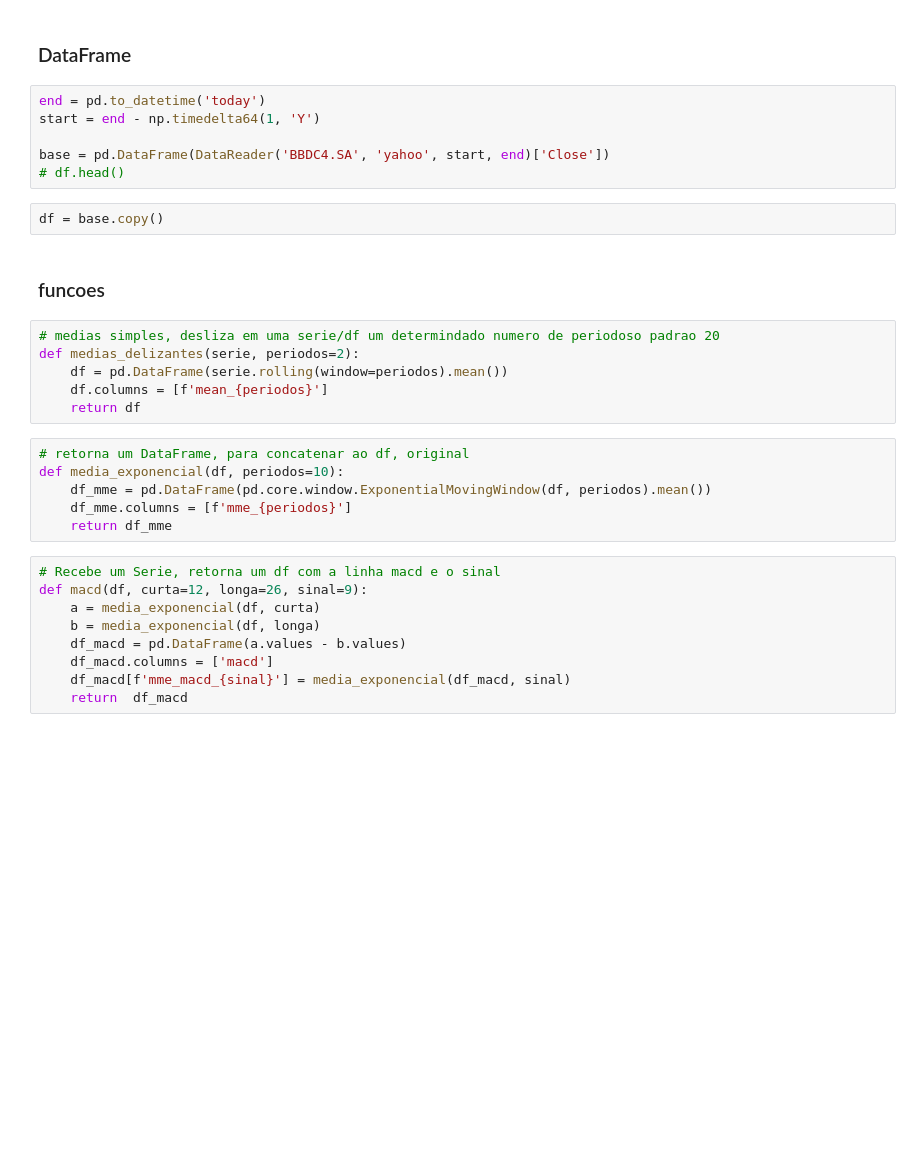
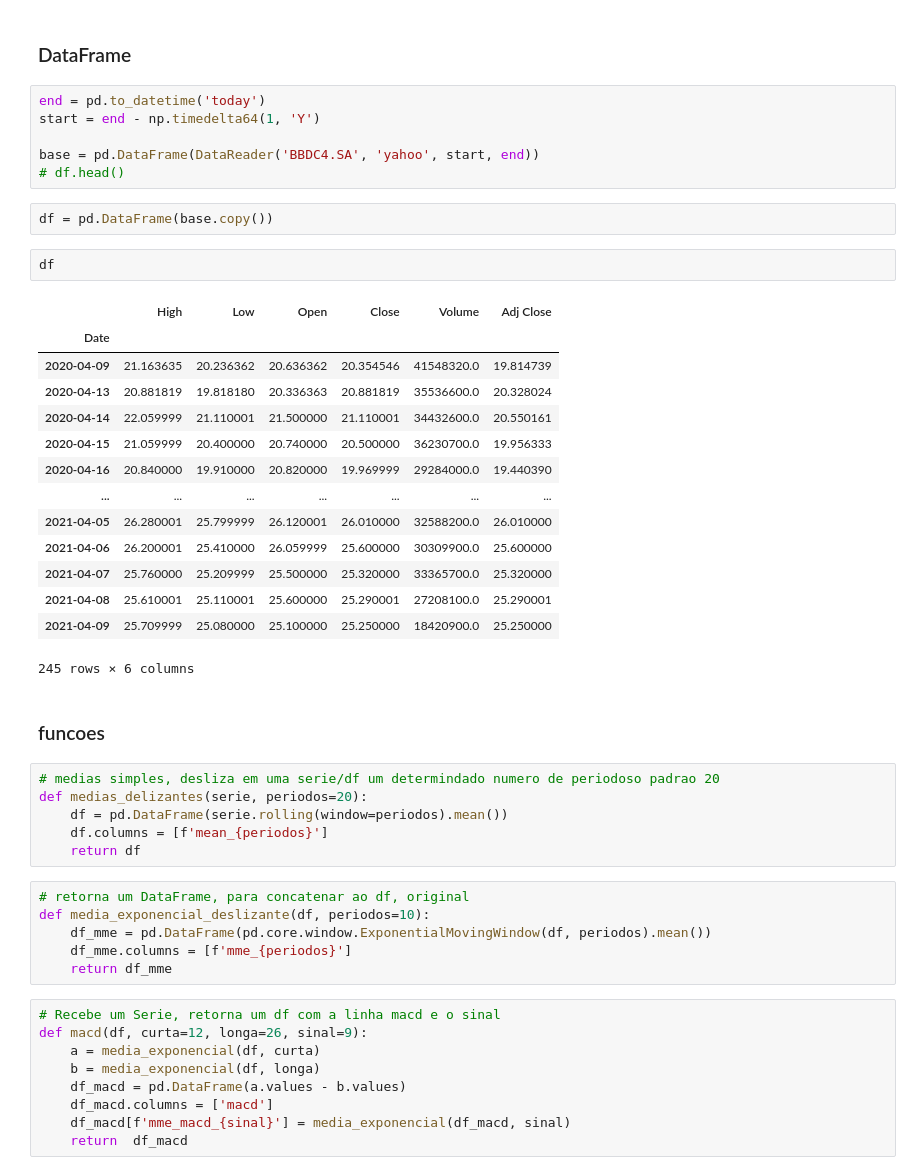
Before and after one commit to DeykyPinheiro/octopus, a Jupyter notebook: notebook_testes.ipynb, the cells around one changed output. Saved outputs shown, nothing was run; the diff lists cells and outputs as text; blank space fills up the shorter version.

```diff
--- a/notebook_testes.ipynb
+++ b/notebook_testes.ipynb
@@ -12,21 +12,38 @@ from pandas_datareader import DataReader
 end = pd.to_datetime('today')
 start = end - np.timedelta64(1, 'Y')
 
-base = pd.DataFrame(DataReader('BBDC4.SA', 'yahoo', start, end)['Close'])
+base = pd.DataFrame(DataReader('BBDC4.SA', 'yahoo', start, end))
 # df.head()
 # %%
-df = base.copy()
+df = pd.DataFrame(base.copy())
+# %%
+df
+# %% [output]
+|  | High | Low | Open | Close | Volume | Adj Close |
+| Date |  |  |  |  |  |  |
+| 2020-04-09 | 21.163635 | 20.236362 | 20.636362 | 20.354546 | 41548320.0 | 19.814739 |
+| 2020-04-13 | 20.881819 | 19.818180 | 20.336363 | 20.881819 | 35536600.0 | 20.328024 |
+| 2020-04-14 | 22.059999 | 21.110001 | 21.500000 | 21.110001 | 34432600.0 | 20.550161 |
+| 2020-04-15 | 21.059999 | 20.400000 | 20.740000 | 20.500000 | 36230700.0 | 19.956333 |
+| 2020-04-16 | 20.840000 | 19.910000 | 20.820000 | 19.969999 | 29284000.0 | 19.440390 |
+| ... | ... | ... | ... | ... | ... | ... |
+| 2021-04-05 | 26.280001 | 25.799999 | 26.120001 | 26.010000 | 32588200.0 | 26.010000 |
+| 2021-04-06 | 26.200001 | 25.410000 | 26.059999 | 25.600000 | 30309900.0 | 25.600000 |
+| 2021-04-07 | 25.760000 | 25.209999 | 25.500000 | 25.320000 | 33365700.0 | 25.320000 |
+| 2021-04-08 | 25.610001 | 25.110001 | 25.600000 | 25.290001 | 27208100.0 | 25.290001 |
+| 2021-04-09 | 25.709999 | 25.080000 | 25.100000 | 25.250000 | 18420900.0 | 25.250000 |
+245 rows × 6 columns
 # %% [markdown]
 ### funcoes
 # %%
 # medias simples, desliza em uma serie/df um determindado numero de periodoso padrao 20
-def medias_delizantes(serie, periodos=2):
+def medias_delizantes(serie, periodos=20):
     df = pd.DataFrame(serie.rolling(window=periodos).mean())
     df.columns = [f'mean_{periodos}']
     return df
 # %%
 # retorna um DataFrame, para concatenar ao df, original
-def media_exponencial(df, periodos=10):
+def media_exponencial_deslizante(df, periodos=10):
     df_mme = pd.DataFrame(pd.core.window.ExponentialMovingWindow(df, periodos).mean())
     df_mme.columns = [f'mme_{periodos}']
     return df_mme
```
Also changed, not shown: parts of 4 cells of this notebook.
